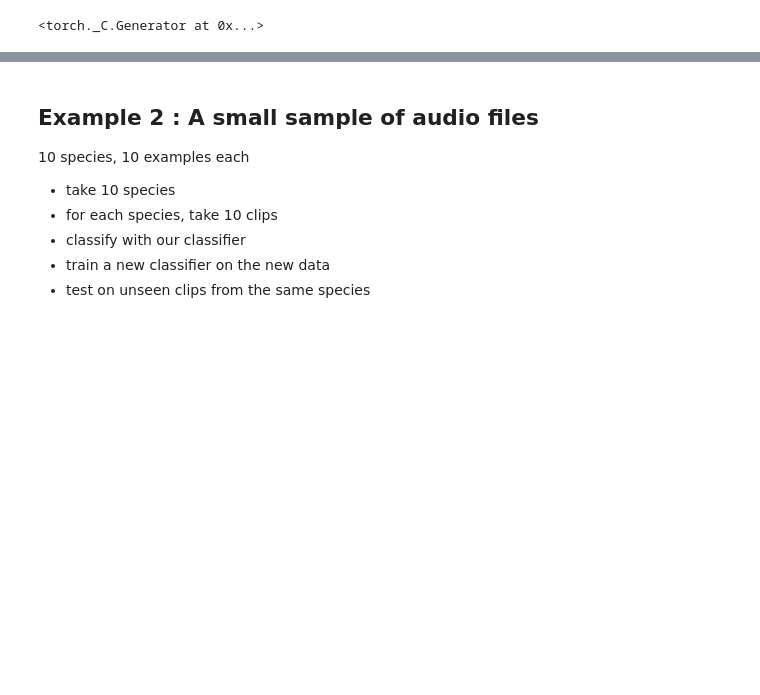
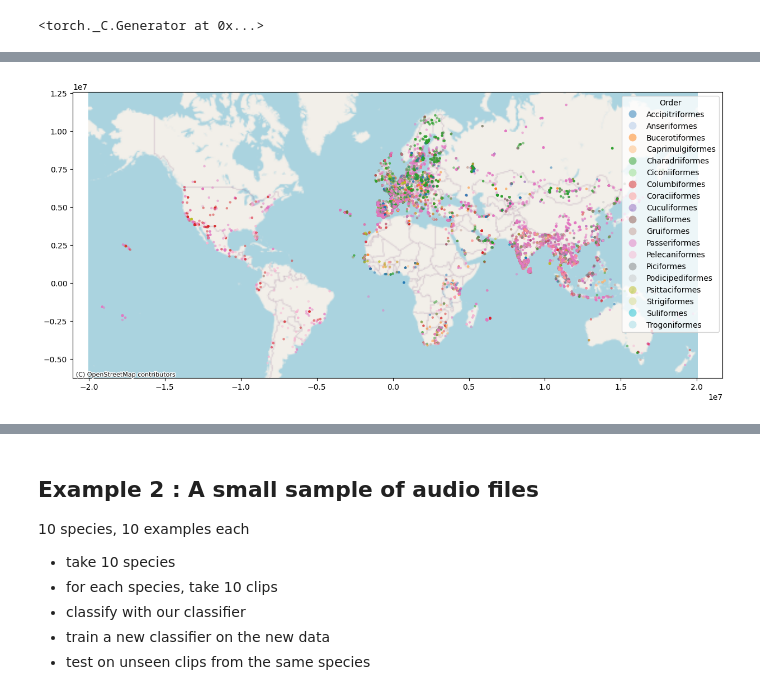
Before and after one commit to johnx25bd/mlx-birdsong, a Jupyter notebook: notebooks/subsample.ipynb, the cells around one changed output, grey strips where cells are left out. Cells and saved outputs as stored; diff of their text form; code cells hidden in the pictures; blank space fills up the shorter version.

```diff
--- a/notebooks/subsample.ipynb
+++ b/notebooks/subsample.ipynb
@@ -62,2 +225,19 @@ gb_training_data = df[df.geometry.within(gb_bbox)]
+# %%
+# Create plot with legend
+ax = df_large_classes.to_crs(epsg=3857).plot(
+    figsize=(15,10),
+    alpha=0.5,
+    edgecolor='none',
+    column='ORDER1',
+    cmap='tab20',
+    markersize=10,
+    legend=True,  # This is key - let geopandas handle the legend
+    legend_kwds={'title': 'Order', 'loc': 'upper right'}
+)
+
+ctx.add_basemap(ax, source=ctx.providers.OpenStreetMap.Mapnik)
+plt.show()
+# %% [output]
+[figure, added]
 # %%
 # visualize with basemap
```
Also changed, not shown: parts of 15 cells of this notebook, 3 other files.
